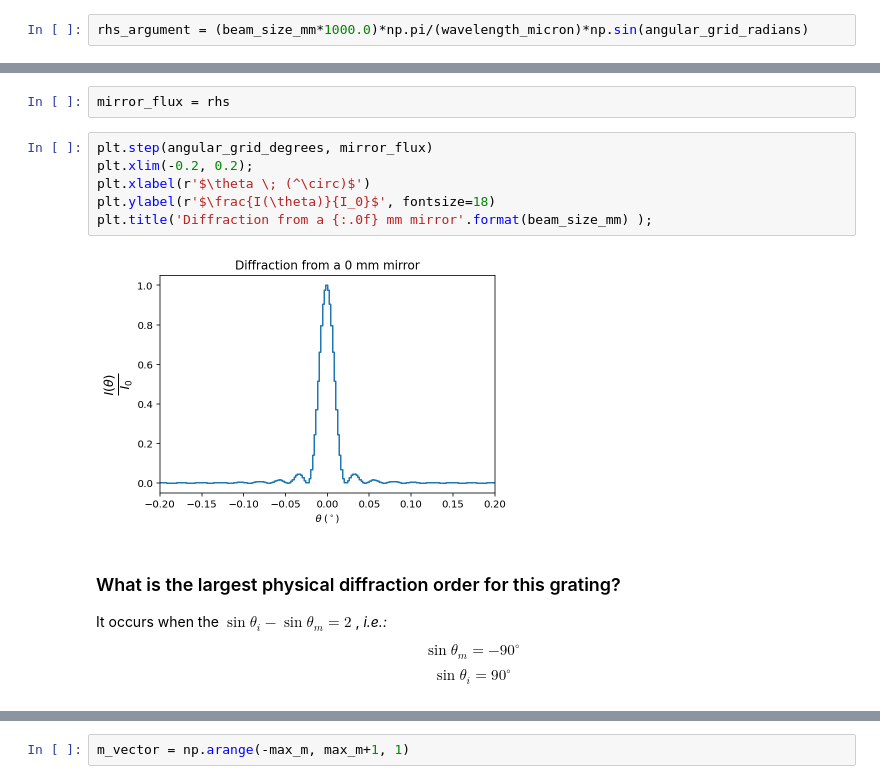
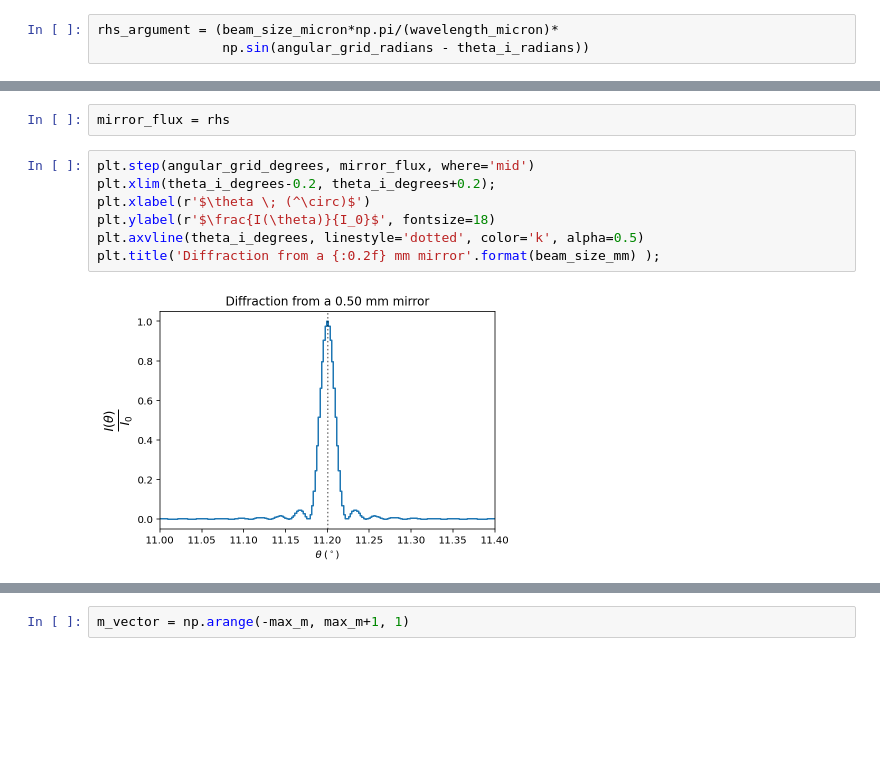
Before and after one commit to Echelle/postale, a Jupyter notebook: notebooks/01_IGRINS_CA1/01_IGRINS_CA1_demo.ipynb, the cells around one changed output, grey strips where cells are left out. Saved outputs shown, nothing was run; the diff lists cells and outputs as text; blank space fills up the shorter version.

Commit message:
Fix some minus signs and refine the plots

```diff
--- a/notebooks/01_IGRINS_CA1/01_IGRINS_CA1_demo.ipynb
+++ b/notebooks/01_IGRINS_CA1/01_IGRINS_CA1_demo.ipynb
@@ -59,21 +65,16 @@ where $\boldsymbol{\theta}$ are the coordinates at which we are evaluating the f
 # %%
-rhs_argument = (beam_size_mm*1000.0)*np.pi/(wavelength_micron)*np.sin(angular_grid_radians)
+rhs_argument = (beam_size_micron*np.pi/(wavelength_micron)*
+                np.sin(angular_grid_radians - theta_i_radians))
 # %%
 rhs = np.sinc(rhs_argument)**2
 # %%
 mirror_flux = rhs
 # %%
-plt.step(angular_grid_degrees, mirror_flux)
-plt.xlim(-0.2, 0.2);
+plt.step(angular_grid_degrees, mirror_flux, where='mid')
+plt.xlim(theta_i_degrees-0.2, theta_i_degrees+0.2);
 plt.xlabel(r'$\theta \; (^\circ)$')
 plt.ylabel(r'$\frac{I(\theta)}{I_0}$', fontsize=18)
-plt.title('Diffraction from a {:.0f} mm mirror'.format(beam_size_mm) );
+plt.axvline(theta_i_degrees, linestyle='dotted', color='k', alpha=0.5)
+plt.title('Diffraction from a {:0.2f} mm mirror'.format(beam_size_mm) );
 # %% [output]
-[figure, old version]
+[figure, new version]
-# %% [markdown]
-### What is the largest physical diffraction order for this grating?
-
-It occurs when the $\sin{\theta_i}-\sin{\theta_m} = 2$ , *i.e.:*
-
-$$\sin{\theta_m} = -90^{\circ}$$
-$$\sin{\theta_i} = 90^{\circ}$$
```
Also changed, not shown: parts of 52 cells of this notebook.
